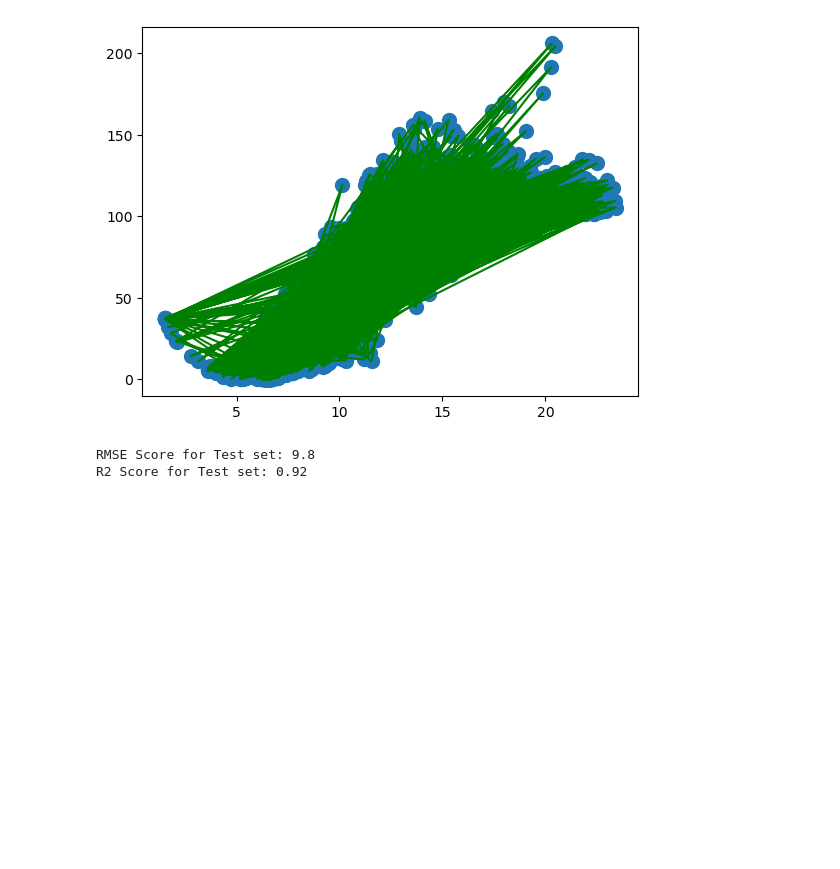
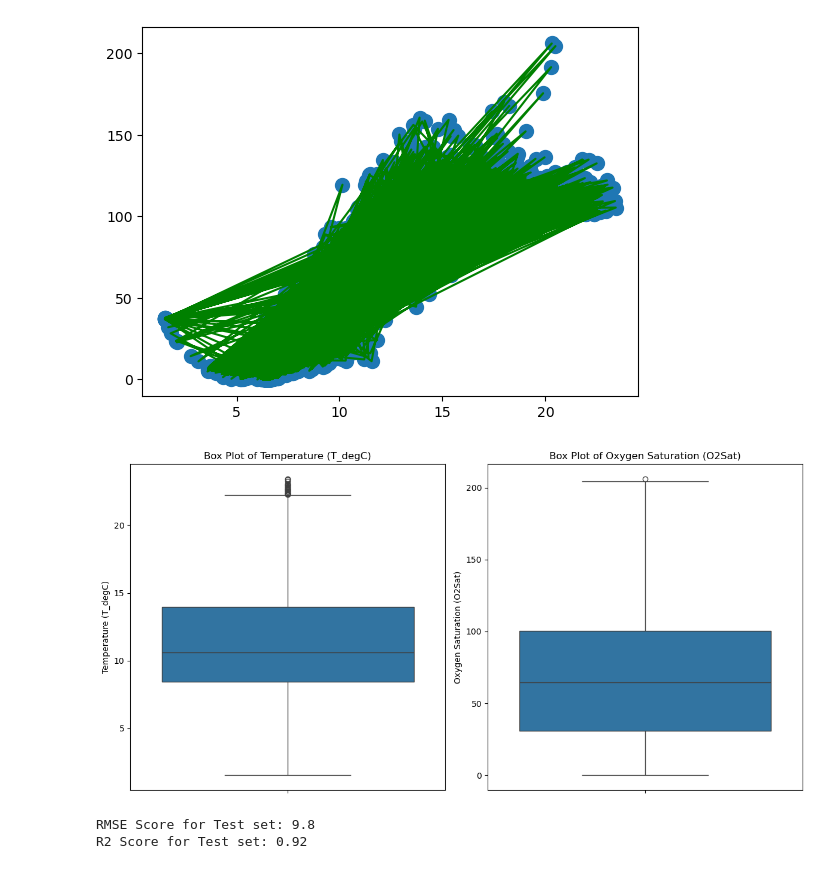
Before and after one commit to Falskeox/calcofi-kelompok, a Jupyter notebook: calCOFI botol.ipynb, the cells around one changed output. Drawn from its saved outputs; the diff is of its cells as text; code cells hidden in the pictures; blank space fills up the shorter version.

```diff
--- a/calCOFI botol.ipynb
+++ b/calCOFI botol.ipynb
@@ -477,6 +477,29 @@ plt.plot(X_train, y_train, color='g')
 plt.show()
 # %% [output]
 [figure]
+# %%
+# Menggabungkan data pelatihan untuk box plot
+train_data = pd.DataFrame({'T_degC': X_train['T_degC'], 'O2Sat': y_train})
+
+# Membuat box plot untuk T_degC dan O2Sat
+plt.figure(figsize=(12, 6))
+
+# Box plot untuk 'T_degC'
+plt.subplot(1, 2, 1)
+sns.boxplot(y=train_data['T_degC'])
+plt.title('Box Plot of Temperature (T_degC)')
+plt.ylabel('Temperature (T_degC)')
+
+# Box plot untuk 'O2Sat'
+plt.subplot(1, 2, 2)
+sns.boxplot(y=train_data['O2Sat'])
+plt.title('Box Plot of Oxygen Saturation (O2Sat)')
+plt.ylabel('Oxygen Saturation (O2Sat)')
+
+plt.tight_layout()
+plt.show()
+# %% [output]
+[figure, added]
 # %%
 poly_df = PolynomialFeatures(degree = 4)
 transform_poly = poly_df.fit_transform(X_train)
```
Also changed, not shown: parts of 5 cells of this notebook.
